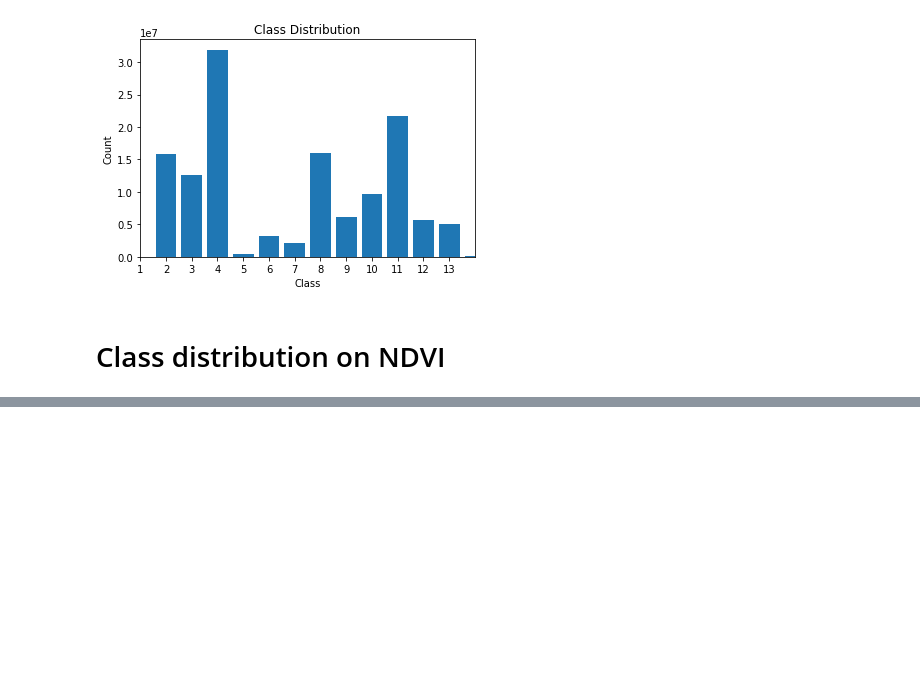
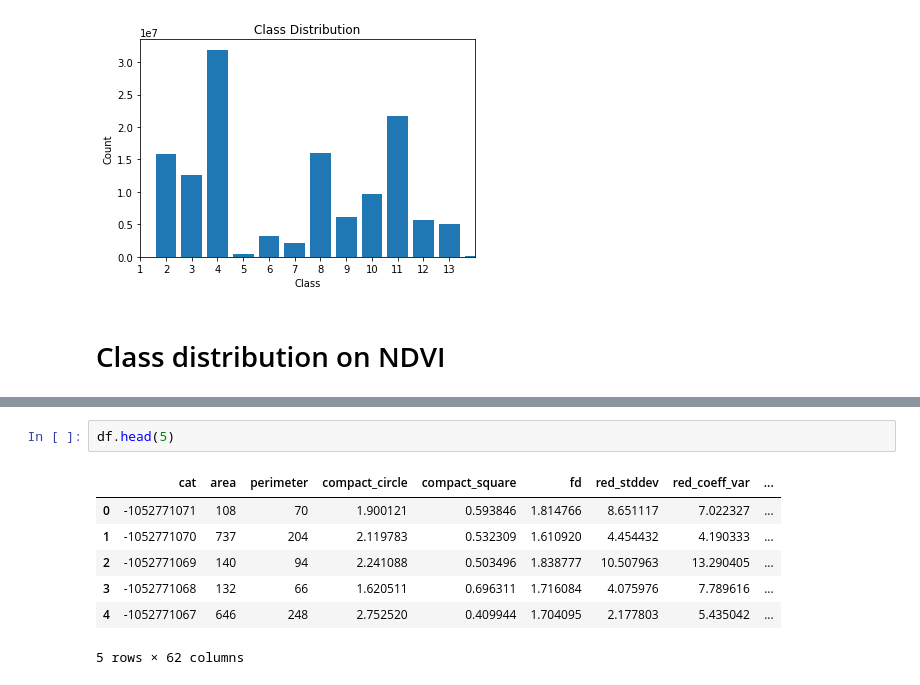
Before and after one commit to tgrippa/Weaksupervision_FlairOne, a Jupyter notebook: DL/FLAIR_baseline/plot_class_distribution.ipynb, the cells around one changed output, grey strips where cells are left out. Cells and saved outputs as stored; diff of their text form; blank space fills up the shorter version.

```diff
--- a/DL/FLAIR_baseline/plot_class_distribution.ipynb
+++ b/DL/FLAIR_baseline/plot_class_distribution.ipynb
@@ -164,0 +201,10 @@ plot_curves_from_csv(file_list, class_column, x_column, y_column)
+# %%
+df.head(5)
+# %% [output]
+|  | cat | area | perimeter | compact_circle | compact_square | fd | red_stddev | red_coeff_var | ... |
+| 0 | -1052771071 | 108 | 70 | 1.900121 | 0.593846 | 1.814766 | 8.651117 | 7.022327 | ... |
+| 1 | -1052771070 | 737 | 204 | 2.119783 | 0.532309 | 1.610920 | 4.454432 | 4.190333 | ... |
+| 2 | -1052771069 | 140 | 94 | 2.241088 | 0.503496 | 1.838777 | 10.507963 | 13.290405 | ... |
+| 3 | -1052771068 | 132 | 66 | 1.620511 | 0.696311 | 1.716084 | 4.075976 | 7.789616 | ... |
+| 4 | -1052771067 | 646 | 248 | 2.752520 | 0.409944 | 1.704095 | 2.177803 | 5.435042 | ... |
+5 rows × 62 columns
```
Also changed, not shown: parts of 12 cells of this notebook.
